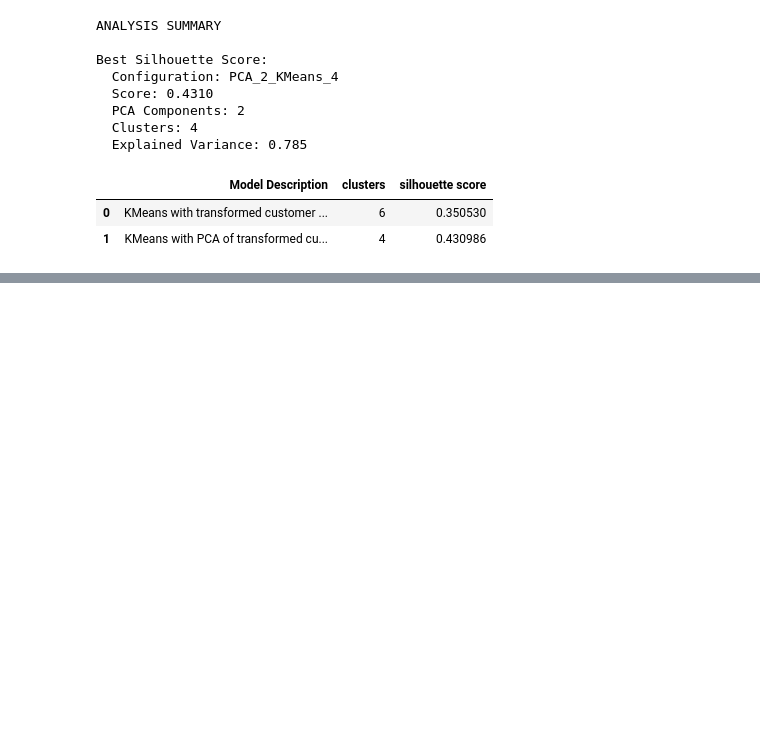
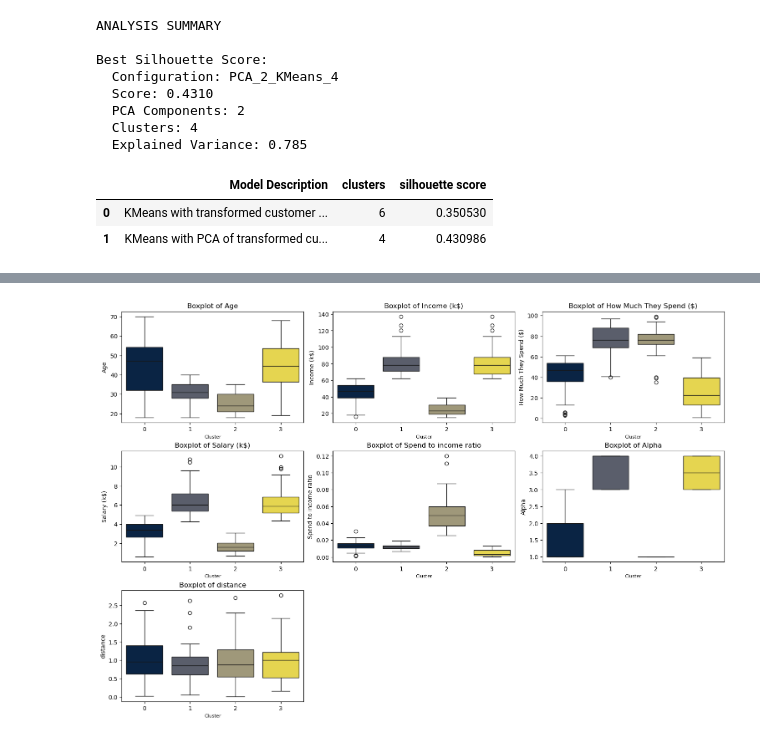
Before and after one commit to rogersoh/sp_AI_MachineLearning, a Jupyter notebook: Applied_Machine_Learning/assignment/ca2 assignment/assignment_ca2_partA.ipynb, the cells around one changed output, grey strips where cells are left out. Saved outputs shown, nothing was run; the diff lists cells and outputs as text; code cells hidden in the pictures; blank space fills up the shorter version.

```diff
--- a/Applied_Machine_Learning/assignment/ca2 assignment/assignment_ca2_partA.ipynb
+++ b/Applied_Machine_Learning/assignment/ca2 assignment/assignment_ca2_partA.ipynb
@@ -310,7 +310,7 @@ print(f"  PCA Components: {best_silhouette[1]['pca_components']}")
 print(f"  Clusters: {best_silhouette[1]['n_clusters']}")
 print(f"  Explained Variance: {best_silhouette[1]['explained_variance']:.3f}")
 
-best_silhouette_params = best_silhouette[1]['params']
+best_silhouette_params_kmeans = best_silhouette[1]['params']
 
 model_dict = {"Model Description": "KMeans with PCA of transformed customer data", "clusters": best_silhouette[1]['n_clusters'], "silhouette score": best_silhouette[1]['silhouette_score']}
 
@@ -330,0 +497,14 @@ Best Silhouette Score:
+# %%
+pipeline.set_params(**best_silhouette_params_kmeans)
+
+cluster_labels = pipeline.fit_predict(customer)
+customer_predicted = customer.copy()
+
+customer_predicted['Cluster'] = cluster_labels
+
+distances = pipeline.transform(customer).min(axis=1)
+
+customer_predicted["distance"] = distances
+print("\nPredicted Clusters:")
+display(customer_predicted)
+customer_predicted["distance"].describe()
@@ -330,0 +549,4 @@ Best Silhouette Score:
+# %%
+boxplot_by_category(customer_predicted, cat_col = "Cluster", figsize=(15, 10))
+# %% [output]
+[figure, added]
```
Also changed, not shown: parts of 14 cells of this notebook.
